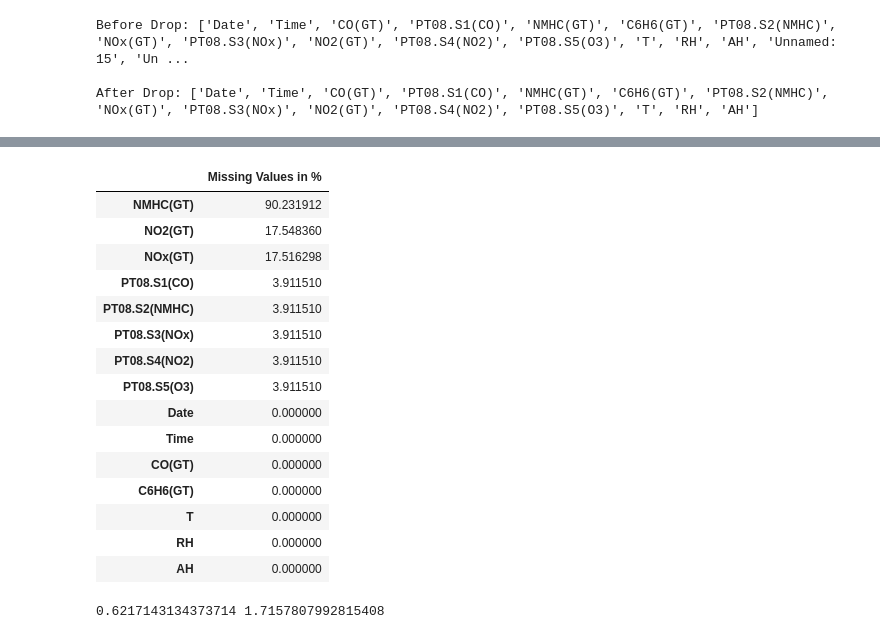
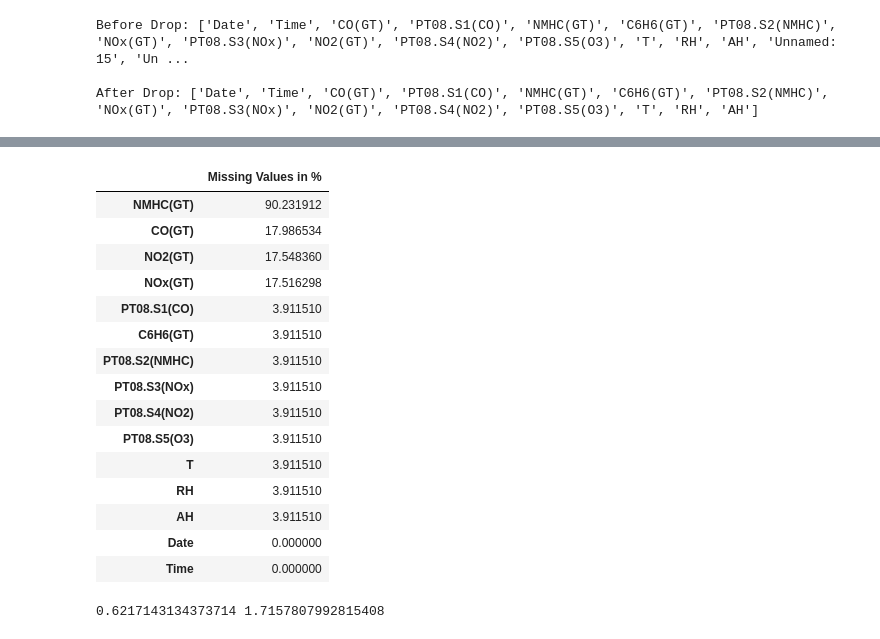
Before and after one commit to JacobL04/air-quality-prediction, a Jupyter notebook: notebooks/air_quality_analysis.ipynb, the cells around one changed output, grey strips where cells are left out. Cells and saved outputs as stored; diff of their text form; code cells hidden in the pictures.

```diff
--- a/notebooks/air_quality_analysis.ipynb
+++ b/notebooks/air_quality_analysis.ipynb
@@ -10,7 +10,7 @@ import matplotlib.pyplot as plt
 import seaborn as sns
 # %%
 # Load dataset and confirm it's there
-df = pd.read_csv("../data/AirQualityUCI.csv", sep = ";")
+df = pd.read_csv("../data/AirQualityUCI.csv", sep=";", decimal=",")
 display(df)
 # %% [output]
 |  | Date | Time | CO(GT) | PT08.S1(CO) | NMHC(GT) | C6H6(GT) | PT08.S2(NMHC) | NOx(GT) | PT08.S3(NOx) | ... |
@@ -29,8 +29,8 @@ display(df)
 # %% [markdown]
 ## Data Cleaning
 # %%
-# Dropping all empty rows
-df_drop = df.dropna(how = "all")
+# Creating a copy for cleaning data and dropping all empty rows
+df_drop = df.dropna(how = "all").copy()
 display(df_drop)
 # %% [output]
 |  | Date | Time | CO(GT) | PT08.S1(CO) | NMHC(GT) | C6H6(GT) | PT08.S2(NMHC) | NOx(GT) | PT08.S3(NOx) | ... |
@@ -48 +48,12 @@ display(df_drop)
 9357 rows × 17 columns
+# %%
+# Change Time format HH.MM.SS to HH:MM:SS
+df_drop["Time"] = df_drop["Time"].str.replace(".", ":", regex=False)
+
+# Create a new col by combining Date and Time
+df_drop["Datetime"] = pd.to_datetime(df_drop["Date"] + " " + df_drop["Time"], dayfirst=True)
+
+# Set Datetime as index (useful for time series operations)
+df_drop.set_index("Datetime", inplace=True)
+
+display(df_drop)
@@ -81,24 +108,25 @@ display(df_drop)
 # %%
 # Checking how much data is missing from a given column
 missing_percent = df_drop.isna().mean() * 100
-display(pd.DataFrame(missing_percent.sort_values(ascending=False), columns=["Missing Values in %"]))
+missing_table = pd.DataFrame(missing_percent.sort_values(ascending=False), columns=["Missing Values in %"])
+display(missing_table)
 # %% [output]
 |  | Missing Values in % |
 | NMHC(GT) | 90.231912 |
+| CO(GT) | 17.986534 |
 | NO2(GT) | 17.548360 |
 | NOx(GT) | 17.516298 |
 | PT08.S1(CO) | 3.911510 |
+| C6H6(GT) | 3.911510 |
 | PT08.S2(NMHC) | 3.911510 |
 | PT08.S3(NOx) | 3.911510 |
 | PT08.S4(NO2) | 3.911510 |
 | PT08.S5(O3) | 3.911510 |
+| T | 3.911510 |
+| RH | 3.911510 |
+| AH | 3.911510 |
 | Date | 0.000000 |
 | Time | 0.000000 |
-| CO(GT) | 0.000000 |
-| C6H6(GT) | 0.000000 |
-| T | 0.000000 |
-| RH | 0.000000 |
-| AH | 0.000000 |
 # %%
 # NMHC(GT) is missing ~90% of its data, so we drop the feature
 df_drop.drop(columns=["NMHC(GT)"], inplace=True)
```
Also changed, not shown: parts of 28 cells of this notebook.
